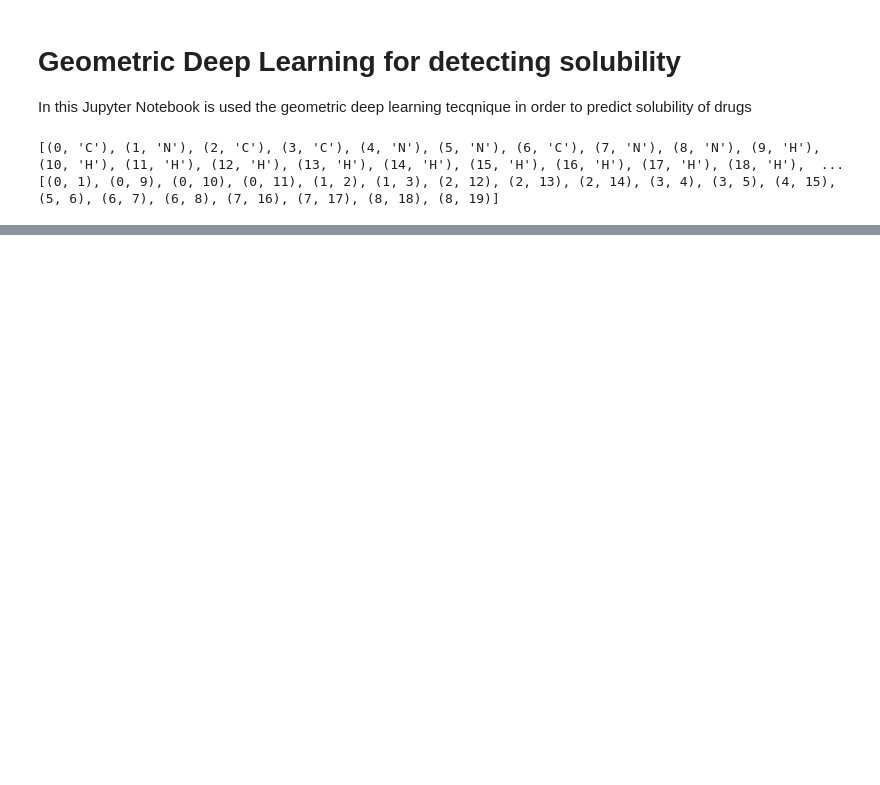
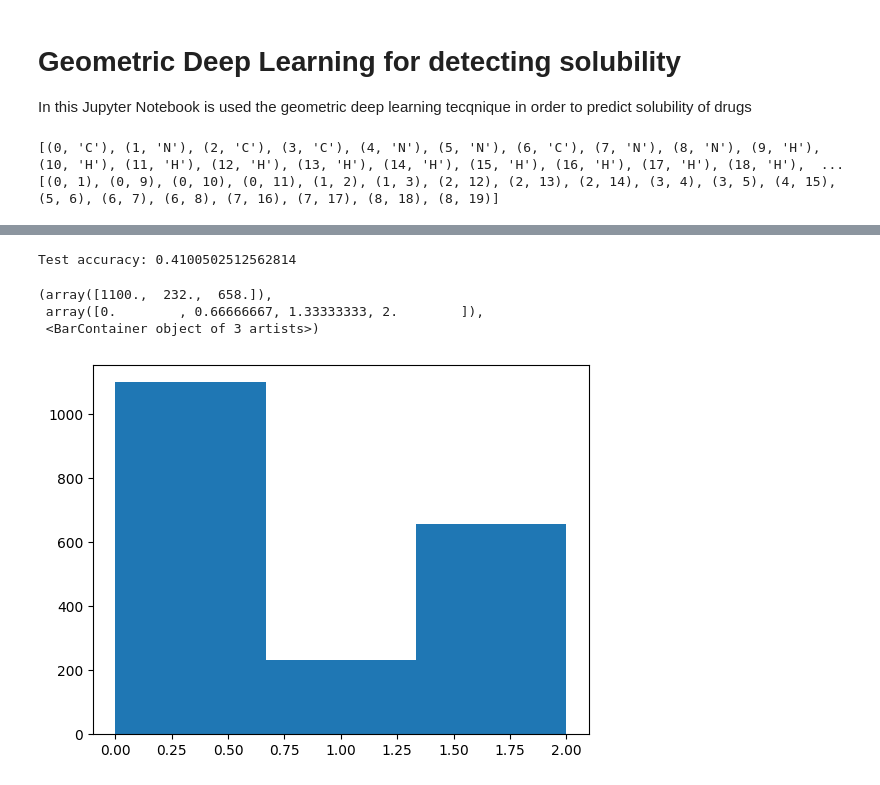
Before and after one commit to andreazedda/bmyCure4MM, a Jupyter notebook: solubility_GDL.ipynb, the cells around one changed output, grey strips where cells are left out. Saved outputs shown, nothing was run; the diff lists cells and outputs as text; code cells hidden in the pictures; blank space fills up the shorter version.

```diff
--- a/solubility_GDL.ipynb
+++ b/solubility_GDL.ipynb
@@ -27,7 +27,7 @@ from torch_geometric.utils import remove_self_loops, add_self_loops, degree
 from torch_geometric.data import Data
 logging.getLogger('pysmiles').setLevel(logging.CRITICAL) # Anything higher than warning
 # %%
-df = pd.read_csv('dataset.csv') #read dataset
+df = pd.read_csv('curated-solubility-dataset.csv') #read dataset
 X_smiles = list(df['SMILES']) #get smiles strings
 Y = np.asarray(df['Solubility']) #get solubility values
 #list of all elements in the dataset, which I've precomputed
@@ -47,0 +124,24 @@ def element_to_onehot(element):
+# %%
+#set up device and create model
+device = torch.device('cuda' if torch.cuda.is_available() else 'cpu') #use CUDA if available
+model = Net().to(device) #create network and send to the device memory
+optimizer = torch.optim.Adam(model.parameters(), lr=0.001, weight_decay=1e-4) #use Adam optimizer
+CSE = CrossEntropyLoss() #define loss
+# %%
+#train model
+model.train() #set model to training mode
+for epoch in range(2): #run for epochs of training
+    sum_loss = 0 #used to compute average loss in an epoch
+    num_correct = 0
+    random.shuffle(train) #shuffle the training data each epoch
+    for d in tqdm(train): #go over each training point
+        data = d.to(device) #send data to device
+        optimizer.zero_grad() #zero gradients
+        out = model(data) #evaluate data point
+        if torch.argmax(out) == torch.argmax(data.y): #if prediction is correct, increment counter for accuracy calculation
+            num_correct += 1
+        loss = CSE(torch.reshape(out, [1, 3]), torch.reshape(torch.argmax(data.y),[1])) #compute mean squared error loss
+        sum_loss += float(loss) #add loss value to aggregate loss
+        loss.backward() #compute gradients
+        optimizer.step() #apply optimization
+    print('Epoch: {:03d}, Average loss: {:.5f}, Accuracy: {:.5f}'.format(epoch, sum_loss/len(train), num_correct/len(train)))
@@ -47,0 +151,20 @@ def element_to_onehot(element):
+# %%
+#test the model and display a histogram of the outputs
+num_correct = 0
+model.eval()
+predictions = list()
+for t in tqdm(test):
+    d = t.to(device)
+    out = model(d)
+    if torch.argmax(out) == torch.argmax(d.y): #if prediction is correct, increment counter for accuracy calculation
+            num_correct += 1
+    predictions.append(torch.argmax(out).item())
+
+print("Test accuracy: " + str(num_correct/len(test)))
+plt.hist(predictions, bins=3)
+# %% [output]
+Test accuracy: 0.4100502512562814
+(array([1100.,  232.,  658.]),
+ array([0.        , 0.66666667, 1.33333333, 2.        ]),
+ <BarContainer object of 3 artists>)
+[figure, added]
```
Also changed, not shown: parts of 8 cells of this notebook, 5 other files.
